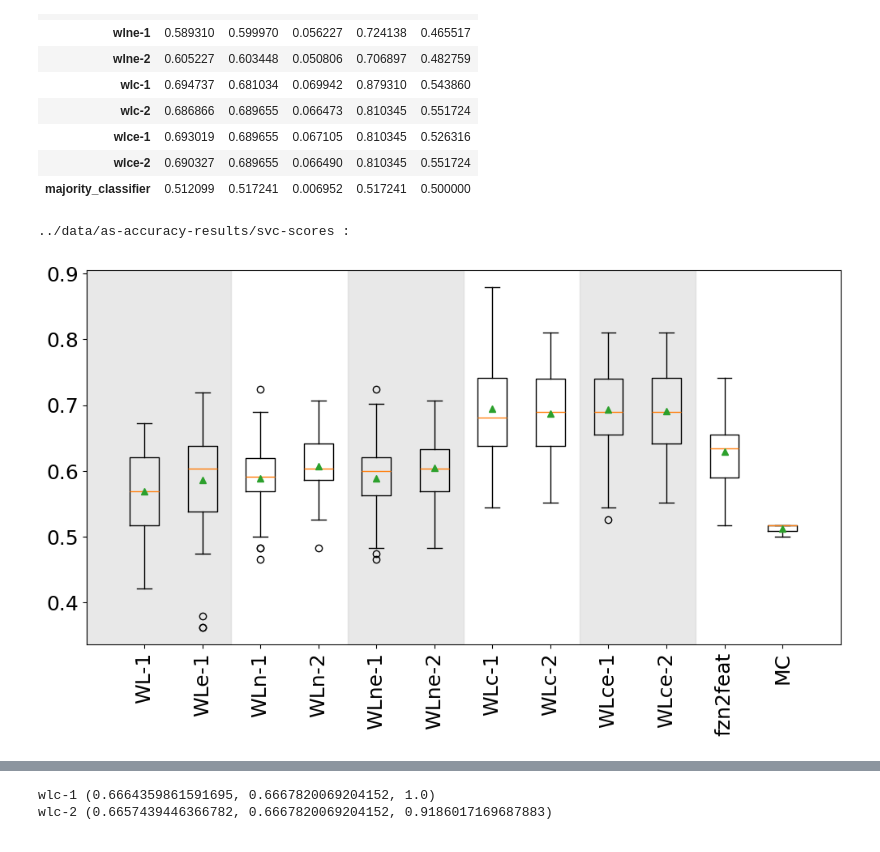
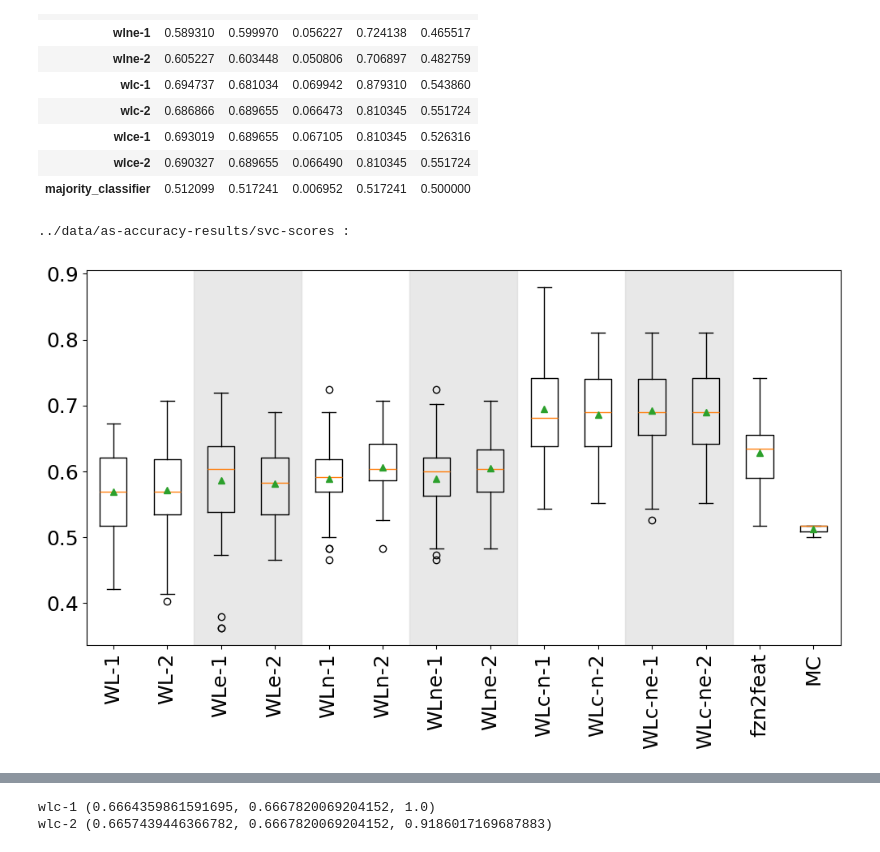
Before and after one commit to SeppiaBrilla/fzngraph_features, a Jupyter notebook: analysis/images.ipynb, the cells around one changed output, grey strips where cells are left out. Drawn from its saved outputs; the diff is of its cells as text; code cells hidden in the pictures.

```diff
--- a/analysis/images.ipynb
+++ b/analysis/images.ipynb
@@ -148,9 +143,9 @@ matplotlib.rcParams['font.family'] = 'sans-serif'
 
 matplotlib.rcParams.update({'font.size': 18})
 print(folder, ':')
-res_svc = get_as_results(folder)
+res_svc = get_as_results(folder, False)
 plot_res = {
-    features: list(v.values()) for features, v in res_svc.items()
+    features.replace("wlc", "wlc-n"): list(v.values()) for features, v in res_svc.items()
 }
 fzn2feat = plot_res['fzn2feat']
 del plot_res['fzn2feat']
@@ -287,7 +389,7 @@ BETTER = 'B'
 EQUAL = 'E'
 
 res_svc = get_as_results(folder)
-features = [f for f in res_svc.keys() if f == 'fzn2feat' or 'wlc' in f]
+features = [f for f in res_svc.keys() if not "alllevels" in f]
 rows = {feat:{ft:'' for ft in features} for feat in features}
 for ft1 in features:
     for ft2 in features:
@@ -382,8 +471,7 @@ features = [f for f in res_svc.keys() if f == 'fzn2feat' or 'wlc' in f]
 rows = {feat:{ft:'' for ft in features} for feat in features}
 for ft1 in features:
     for ft2 in features:
-        if 'wlce' in ft1 or 'wlce' in ft2:
-            continue
+
         if ft1 == ft2:
             rows[ft1][ft2] = EQUAL
             continue
@@ -411,0 +568,25 @@ Statistical significance matrix (fzn2feat -vs- wlc):
+# %%
+table_res = {'last-mean':{},
+        'all-levels-mean':{},
+        'last-median':{},
+        'all-levels-median':{},
+        'significant': {}}
+folder = '../data/as-scores-results/nn-scores'
+
+plot_res = get_as_results(folder, True)
+plot_res = {
+    features: list(v.values()) for features, v in plot_res.items()
+}
+for features in plot_res.keys():
+    if not 'alllevels' in features:
+        continue
+    last_feat = features.replace('_alllevels', '')
+    table_res['last-mean'][last_feat] = f'{np.mean(plot_res[last_feat]):.3f}'
+    table_res['last-median'][last_feat] = f'{np.median(plot_res[last_feat]):.3f}'
+    table_res['all-levels-mean'][last_feat] = f'{np.mean(plot_res[features]):.3f}'
+    table_res['all-levels-median'][last_feat] = f'{np.median(plot_res[features]):.3f}'
+    _, p = stats.wilcoxon(plot_res[last_feat], plot_res[features])
+    color = 'forestgreen' if p > 0.05 else 'red'
+    table_res['significant'][last_feat] = '\\textcolor{' + color + '}{' f'{p:.3f}' '}'
+
+print(pd.DataFrame(table_res).to_latex())
@@ -465,33 +650,33 @@ wlc-2: 0.5113580487685174
 # %%
 folder = '../data/as-accuracy-results/svc-scores'
 matplotlib.rcParams['font.family'] = 'sans-serif'
 
 matplotlib.rcParams.update({'font.size': 18})
 print(folder, ':')
 res_svc = get_as_accuracy_results(folder)
 plot_res = {
     features: list(v.values()) for features, v in res_svc.items()
 }
 fzn2feat = plot_res['fzn2feat']
 del plot_res['fzn2feat']
 plot_res['fzn2feat'] = fzn2feat
 
 majority_classifier = plot_res['majority_classifier']
 del plot_res['majority_classifier']
 plot_res['majority_classifier'] = majority_classifier
 fig, ax = plt.subplots(figsize=(12,6))
 violin_parts = ax.boxplot(plot_res.values(), showmeans=True)
 
-ax.set_xlim(0, len(plot_res.keys())+1)
-ax.axvspan(0, 2.5, color='lightgrey', alpha=0.5)
-ax.axvspan(4.5, 6.5, color='lightgrey', alpha=0.5)
-ax.axvspan(8.5, 10.5, color='lightgrey', alpha=0.5)
+ax.set_xlim(0.5, len(plot_res.keys())+.5)
+ax.axvspan(2.5, 4.5, color='lightgrey', alpha=0.5)
+ax.axvspan(6.5, 8.5, color='lightgrey', alpha=0.5)
+ax.axvspan(10.5, 12.5, color='lightgrey', alpha=0.5)
 
 plt.xticks([i for i in range(1, len(plot_res.keys())+1)], [
-    k.replace("wl", "WL") if k != 'majority_classifier' else 'MC' for k in plot_res.keys()],
+    k.replace("wlc", "WLc-n").replace("wl", "WL") if k != 'majority_classifier' else 'MC' for k in plot_res.keys()],
     rotation='vertical')
 plt.savefig('../paper/figures/wl_accuracy_svc.pdf', format='pdf', bbox_inches='tight',)
 plt.show()
 # %% [output]
 ../data/as-accuracy-results/svc-scores :
-[figure, old version]
+[figure, new version]
```
Also changed, not shown: parts of 47 cells of this notebook, 1 other file.
